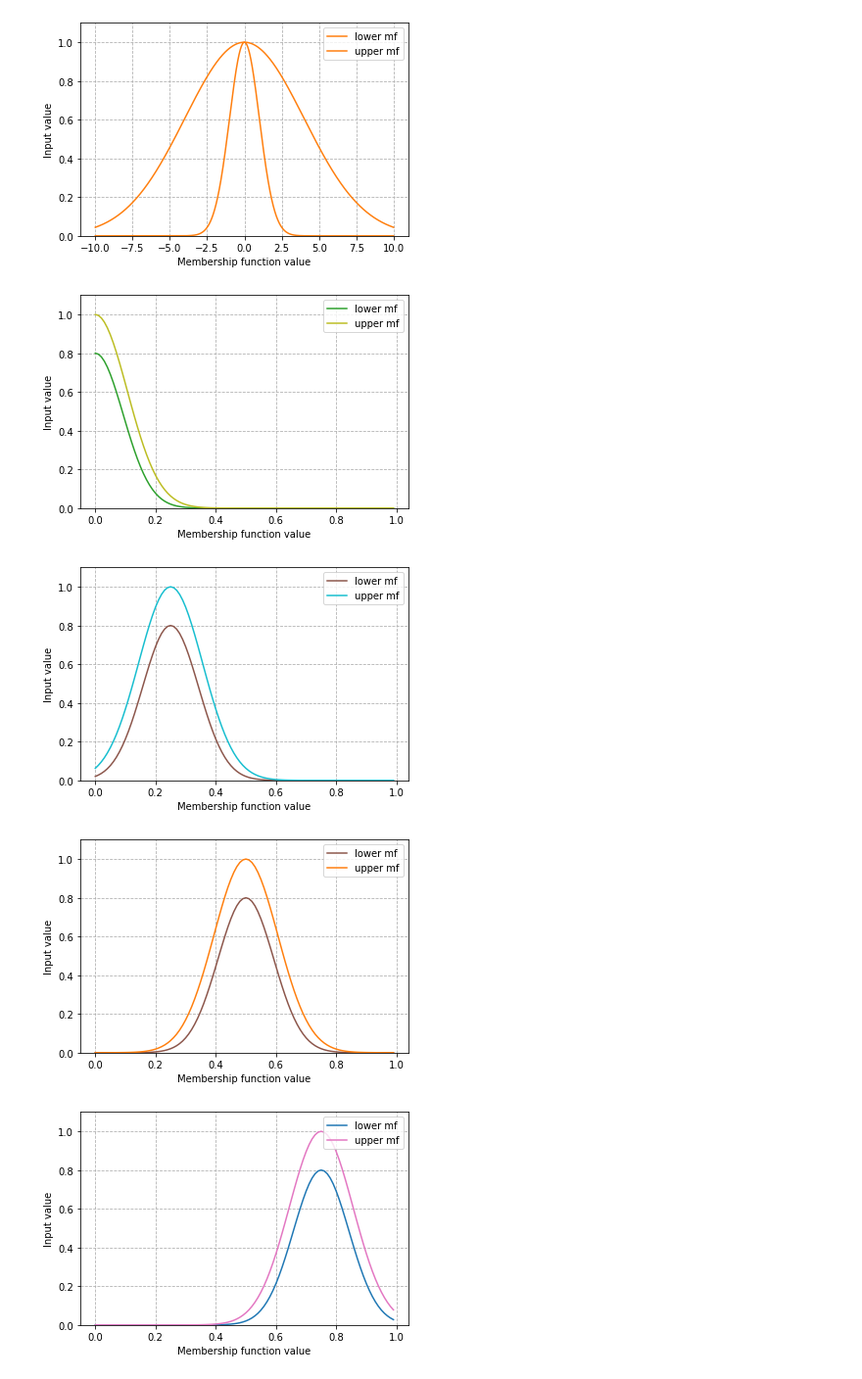
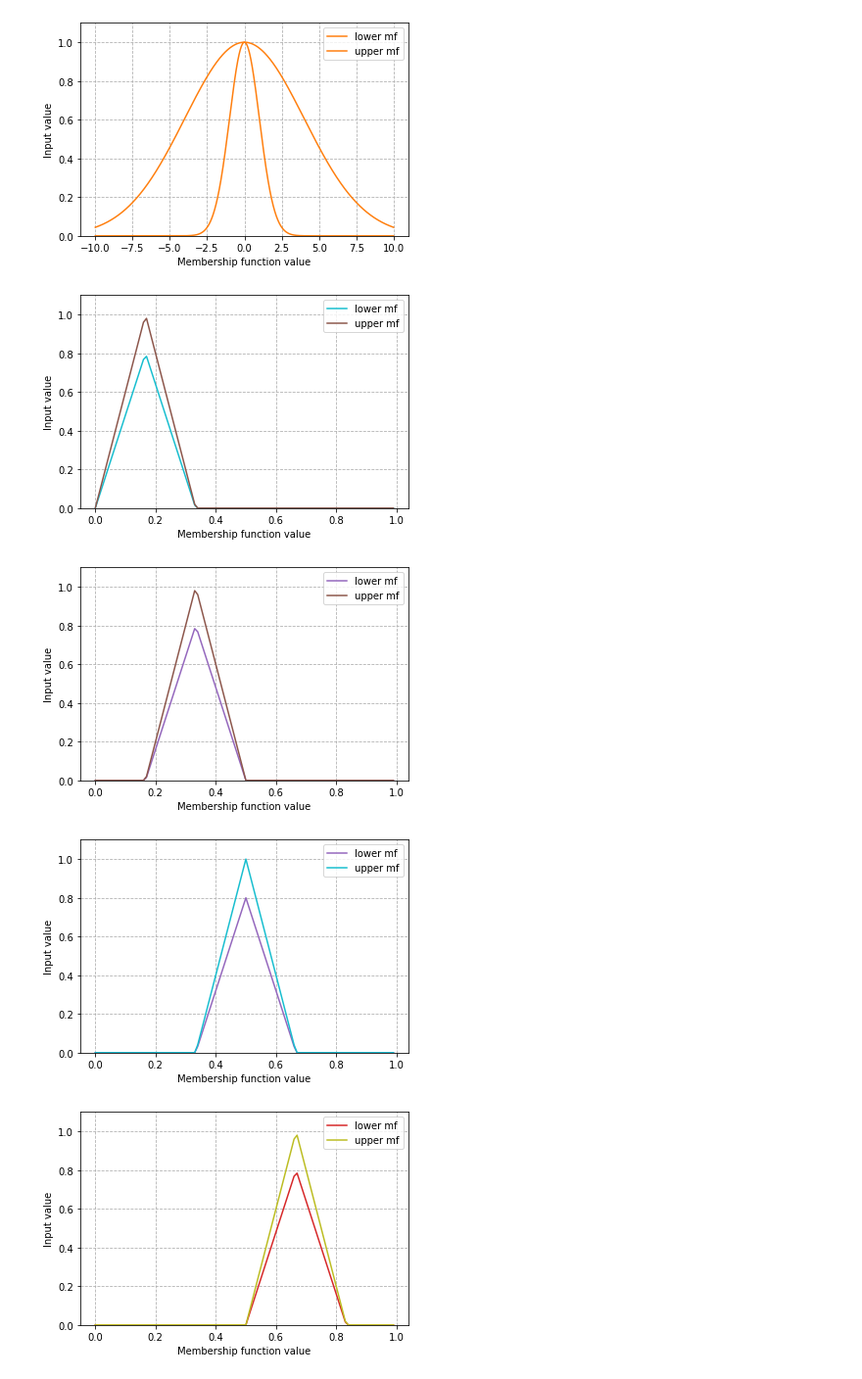
Before and after one commit to Bio-Medical-AI/DoggOSFuzzy, a Jupyter notebook: example/Visualization.ipynb, the cells around one changed output. Shown: that part at 98% size. Drawn from its saved outputs; the diff is of its cells as text; code cells hidden in the pictures.

```diff
--- a/example/Visualization.ipynb
+++ b/example/Visualization.ipynb
@@ -57,18 +57,19 @@ t2_set1.plot(
 # %%
 ling_vars, fuzzy_sets, clauses = create_set_of_variables(["var"],
                                                          n_mfs=5,
+                                                         mf_type="triangular",
                                                          mode="equal",
                                                          fuzzy_set_type='it2',
                                                          middle_vals=[0.5])
 for fs in fuzzy_sets['var'].values():
     fs.plot(
         domain=np.arange(0, 1, 0.01),
         y_range=(0, 1.1),
         label=['lower mf', 'upper mf'],
         color=[]
     )
 # %% [output]
-[figure, old version]
+[figure, new version]
-[figure, old version]
+[figure, new version]
-[figure, old version]
+[figure, new version]
-[figure, old version]
+[figure, new version]
```
Also changed, not shown: parts of 1 cell of this notebook, 5 other files.
